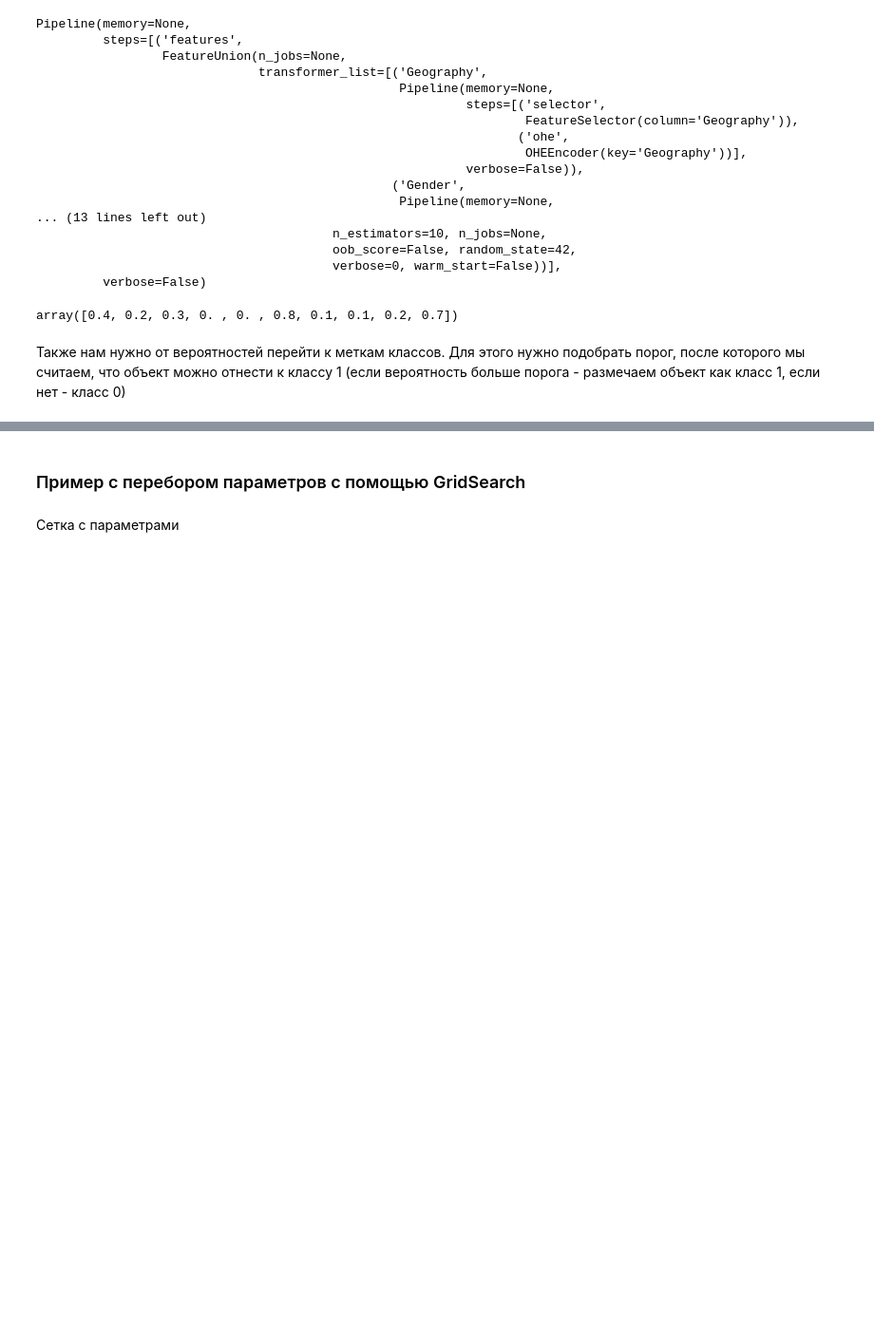
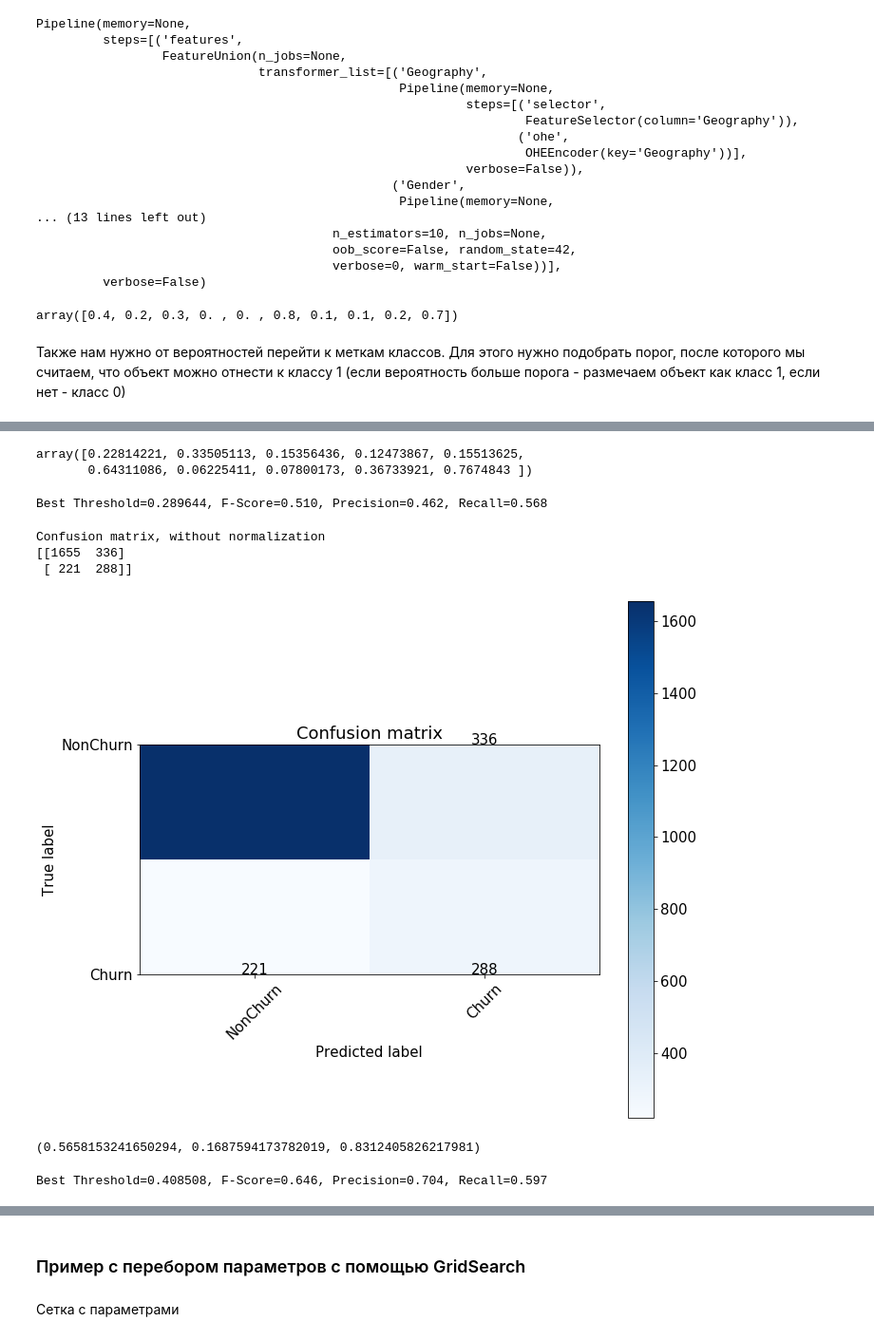
Before and after one commit to Natalia1807/ML_business, a Jupyter notebook: HW_5.ipynb, the cells around one changed output, grey strips where cells are left out. Shown at 95% size. Saved outputs shown, nothing was run; the diff lists cells and outputs as text; code cells hidden in the pictures; blank space fills up the shorter version.

```diff
--- a/HW_5.ipynb
+++ b/HW_5.ipynb
@@ -266,0 +317,19 @@ Confusion matrix, without normalization
+# %%
+#наши прогнозы для тестовой выборки
+predsL = LR.predict_proba(X_test)[:, 1]
+predsL[:10]
+# %% [output]
+array([0.22814221, 0.33505113, 0.15356436, 0.12473867, 0.15513625,
+       0.64311086, 0.06225411, 0.07800173, 0.36733921, 0.7674843 ])
+# %%
+precision_1, recall_1, thresholds_1 = precision_recall_curve(y_test, predsL)
+fscore_1 = (2 * precision_1 * recall_1) / (precision_1 + recall_1)
+# locate the index of the largest f score
+ix = np.argmax(fscore_1)
+
+print('Best Threshold=%f, F-Score=%.3f, Precision=%.3f, Recall=%.3f' % (thresholds_1[ix],
+                                                                        fscore_1[ix],
+                                                                        precision_1[ix],
+                                                                        recall_1[ix]))
+# %% [output]
+Best Threshold=0.289644, F-Score=0.510, Precision=0.462, Recall=0.568
@@ -266,0 +374,17 @@ Confusion matrix, without normalization
+# %%
+#мы уже нашли ранее "оптимальный" порог, когда максимизировали f_score
+font = {'size' : 15}
+
+plt.rc('font', **font)
+
+cnf_matrix = confusion_matrix(y_test, predsL>thresholds_1[ix])
+plt.figure(figsize=(10, 8))
+plot_confusion_matrix(cnf_matrix, classes=['NonChurn', 'Churn'],
+                      title='Confusion matrix')
+plt.savefig("conf_matrix.png")
+plt.show()
+# %% [output]
+Confusion matrix, without normalization
+[[1655  336]
+ [ 221  288]]
+[figure, added]
@@ -266,0 +396,7 @@ Confusion matrix, without normalization
+# %%
+TPR_LR = TP_LR/(TP_LR+FN_LR)
+FPR_LR = FP_LR/(FP_LR+TN_LR)
+TNR_LR = TN_LR/(FP_LR+TN_LR)
+TPR_LR, FPR_LR, TNR_LR
+# %% [output]
+(0.5658153241650294, 0.1687594173782019, 0.8312405826217981)
@@ -266,0 +413,12 @@ Confusion matrix, without normalization
+# %%
+precision_2, recall_2, thresholds_2 = precision_recall_curve(y_test, preds_GB)
+fscore_2 = (2 * precision_2 * recall_2) / (precision_2 + recall_2)
+# locate the index of the largest f score
+ix = np.argmax(fscore_2)
+
+print('Best Threshold=%f, F-Score=%.3f, Precision=%.3f, Recall=%.3f' % (thresholds_2[ix],
+                                                                        fscore_2[ix],
+                                                                        precision_2[ix],
+                                                                        recall_2[ix]))
+# %% [output]
+Best Threshold=0.408508, F-Score=0.646, Precision=0.704, Recall=0.597
```
Also changed, not shown: parts of 47 cells of this notebook.
